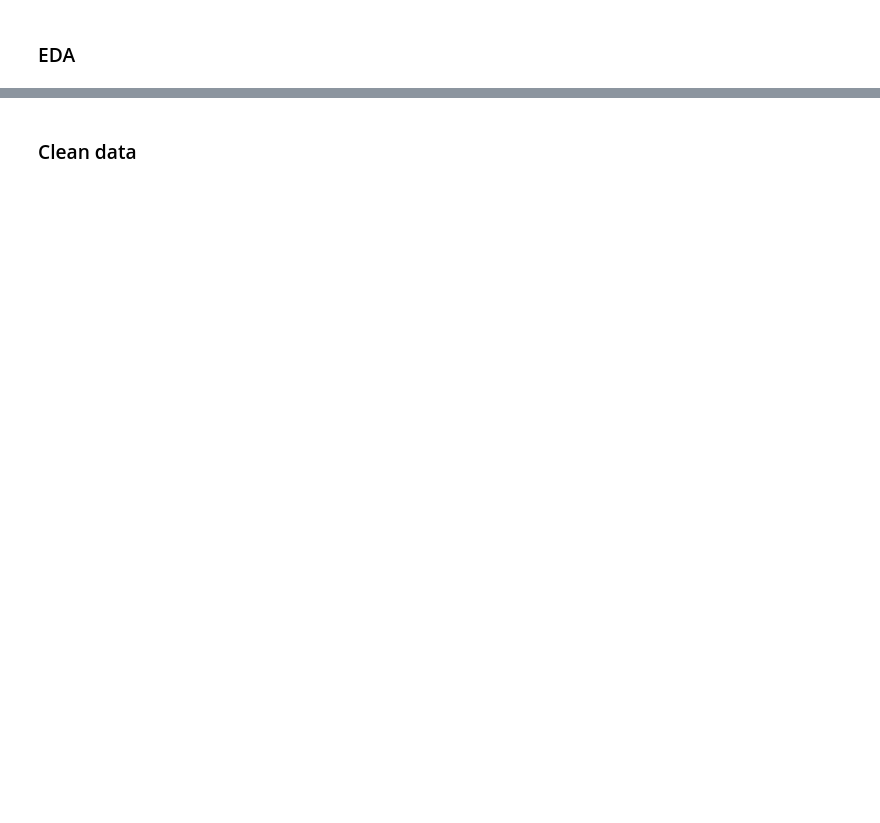
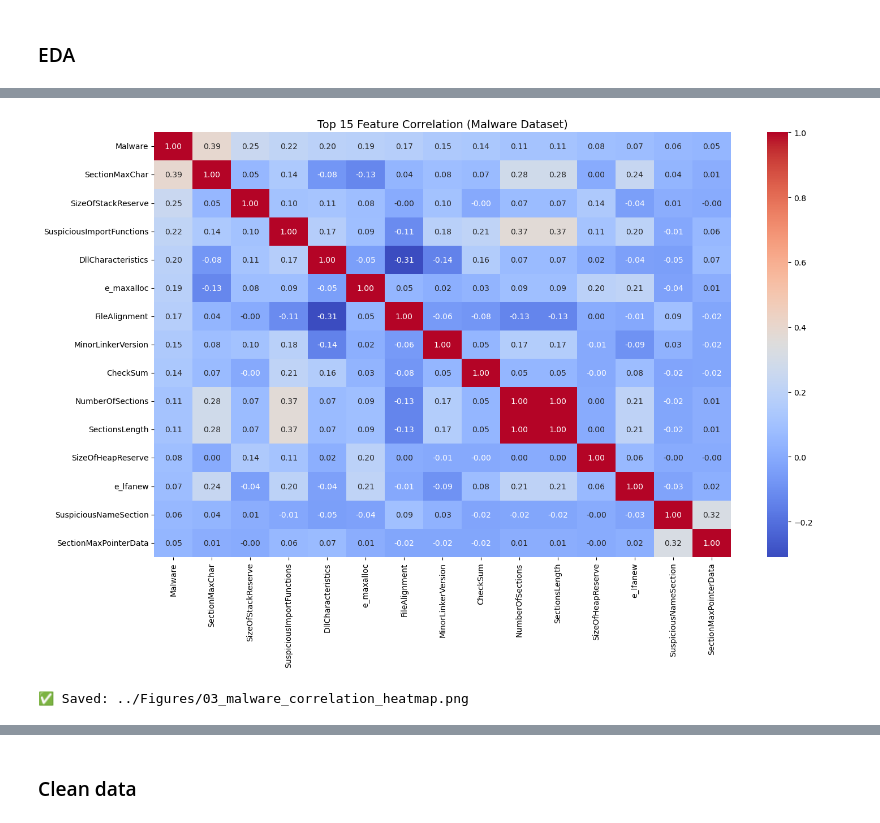
Before and after one commit to hieugia090806/Computing_Technology_Innovation_Project_COS30049, a Jupyter notebook: Website/Backend/Notebooks/Malware.ipynb, the cells around one changed output, grey strips where cells are left out. Cells and saved outputs as stored; diff of their text form; code cells hidden in the pictures; blank space fills up the shorter version.

```diff
--- a/Website/Backend/Notebooks/Malware.ipynb
+++ b/Website/Backend/Notebooks/Malware.ipynb
@@ -110,0 +226,27 @@ Detailed Statistics Table:
+# %%
+if 'df_malware' in locals():
+    plt.figure(figsize=(15, 10))
+
+    # Select top 15 features most correlated with 'Malware' label
+    # to avoid a crowded heatmap
+    numeric_df = df_malware.select_dtypes(include=['number'])
+    corr_matrix = numeric_df.corr()
+
+    # Get top 15 features correlated with 'Malware' target
+    top_features = corr_matrix['Malware'].sort_values(ascending=False).head(15).index
+
+    sns.heatmap(numeric_df[top_features].corr(), annot=True, cmap='coolwarm', fmt='.2f')
+
+    plt.title('Top 15 Feature Correlation (Malware Dataset)', fontsize=14)
+
+    # Save the plot
+    plt.tight_layout()
+    plt.savefig(os.path.join(FIGURES_DIR, '03_malware_correlation_heatmap.png'), dpi=300)
+    plt.show()
+
+    print(f"✅ Saved: {FIGURES_DIR}/03_malware_correlation_heatmap.png")
+else:
+    print("⚠️ df_malware not found. Please run the malware dataset import cell first.")
+# %% [output]
+[figure, added]
+✅ Saved: ../Figures/03_malware_correlation_heatmap.png
```
Also changed, not shown: parts of 30 cells of this notebook, 28 other files.
